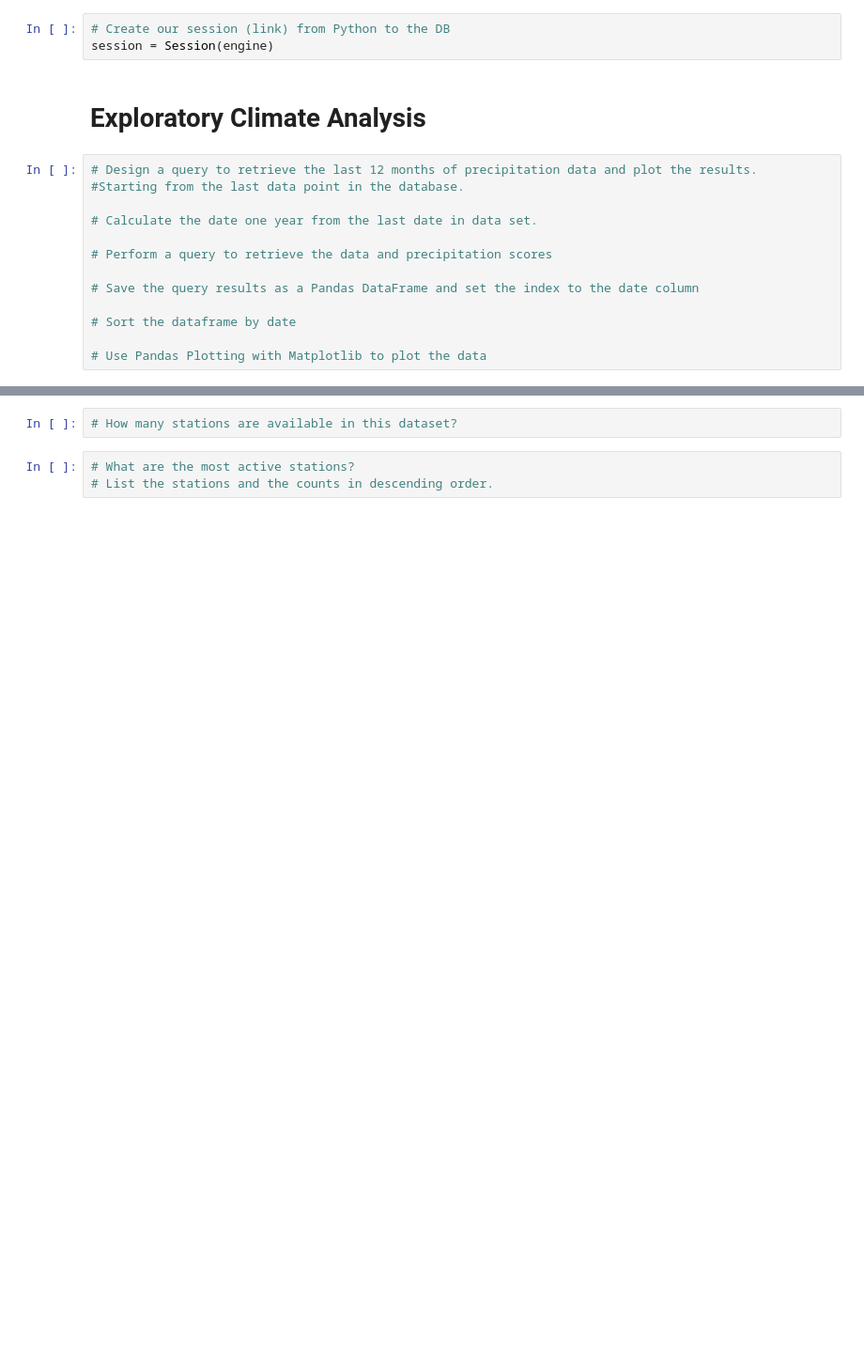
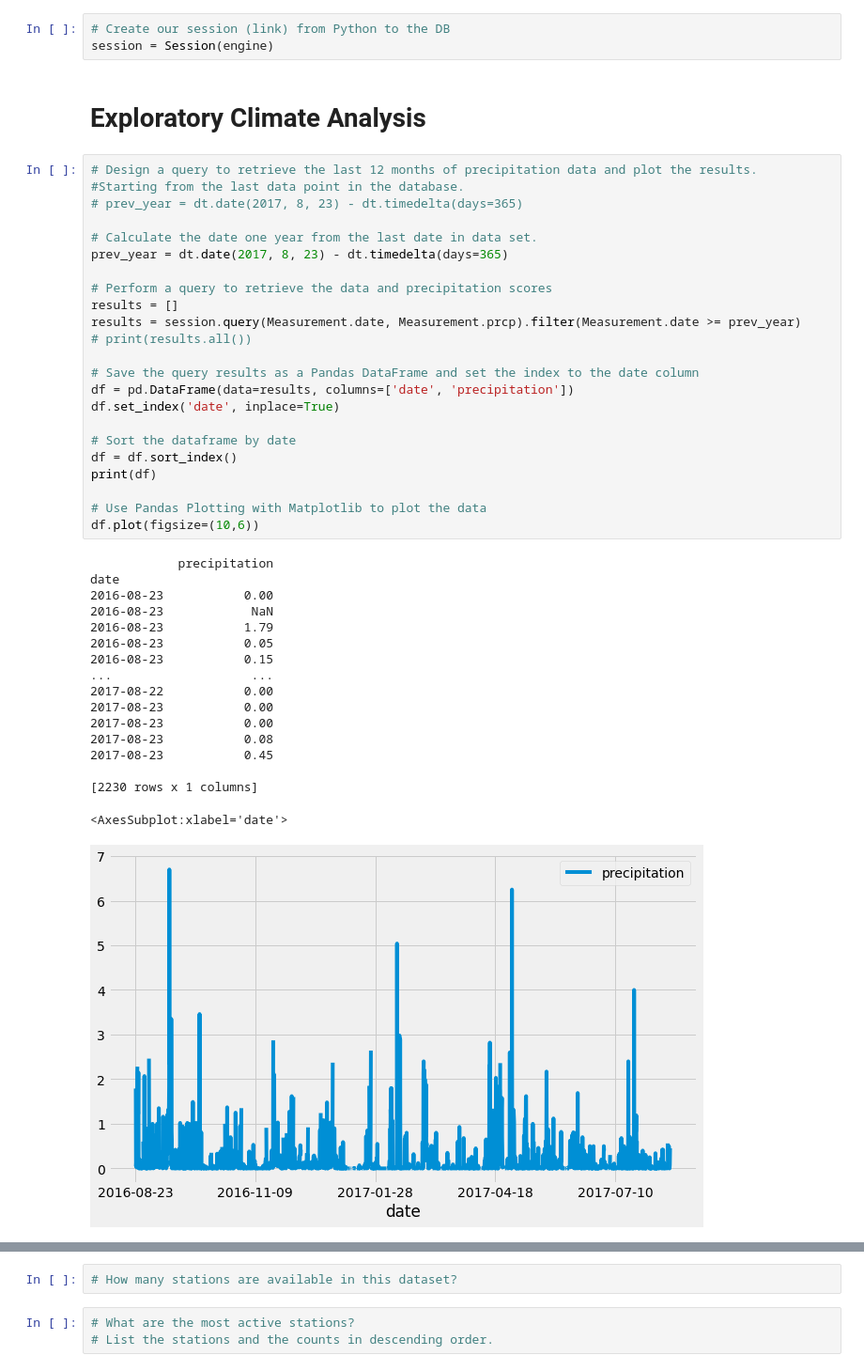
Before and after one commit to eric-spoerner/surfs_up, a Jupyter notebook: climate_analysis.ipynb, the cells around one changed output, grey strips where cells are left out. Shown at 94% size. Saved outputs shown, nothing was run; the diff lists cells and outputs as text; blank space fills up the shorter version.

```diff
--- a/climate_analysis.ipynb
+++ b/climate_analysis.ipynb
@@ -41,13 +42,41 @@ session = Session(engine)
 # %%
 # Design a query to retrieve the last 12 months of precipitation data and plot the results.
 #Starting from the last data point in the database.
+# prev_year = dt.date(2017, 8, 23) - dt.timedelta(days=365)
 
 # Calculate the date one year from the last date in data set.
+prev_year = dt.date(2017, 8, 23) - dt.timedelta(days=365)
 
 # Perform a query to retrieve the data and precipitation scores
+results = []
+results = session.query(Measurement.date, Measurement.prcp).filter(Measurement.date >= prev_year)
+# print(results.all())
 
 # Save the query results as a Pandas DataFrame and set the index to the date column
+df = pd.DataFrame(data=results, columns=['date', 'precipitation'])
+df.set_index('date', inplace=True)
 
 # Sort the dataframe by date
+df = df.sort_index()
+print(df)
 
 # Use Pandas Plotting with Matplotlib to plot the data
+df.plot(figsize=(10,6))
+# %% [output]
+            precipitation
+date
+2016-08-23           0.00
+2016-08-23            NaN
+2016-08-23           1.79
+2016-08-23           0.05
+2016-08-23           0.15
+...                   ...
+2017-08-22           0.00
+2017-08-23           0.00
+2017-08-23           0.00
+2017-08-23           0.08
+2017-08-23           0.45
+
+[2230 rows x 1 columns]
+<AxesSubplot:xlabel='date'>
+[figure, added]
```
Also changed, not shown: parts of 3 cells of this notebook.
